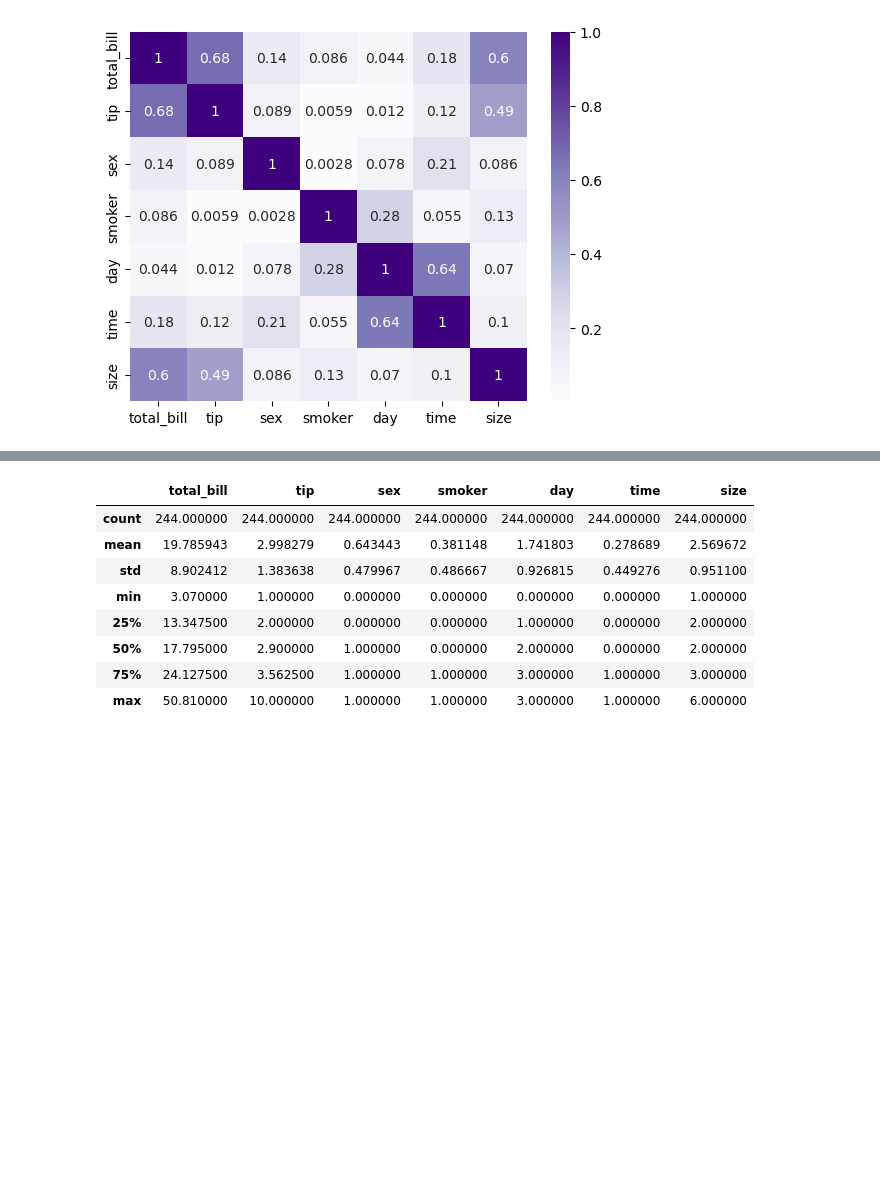
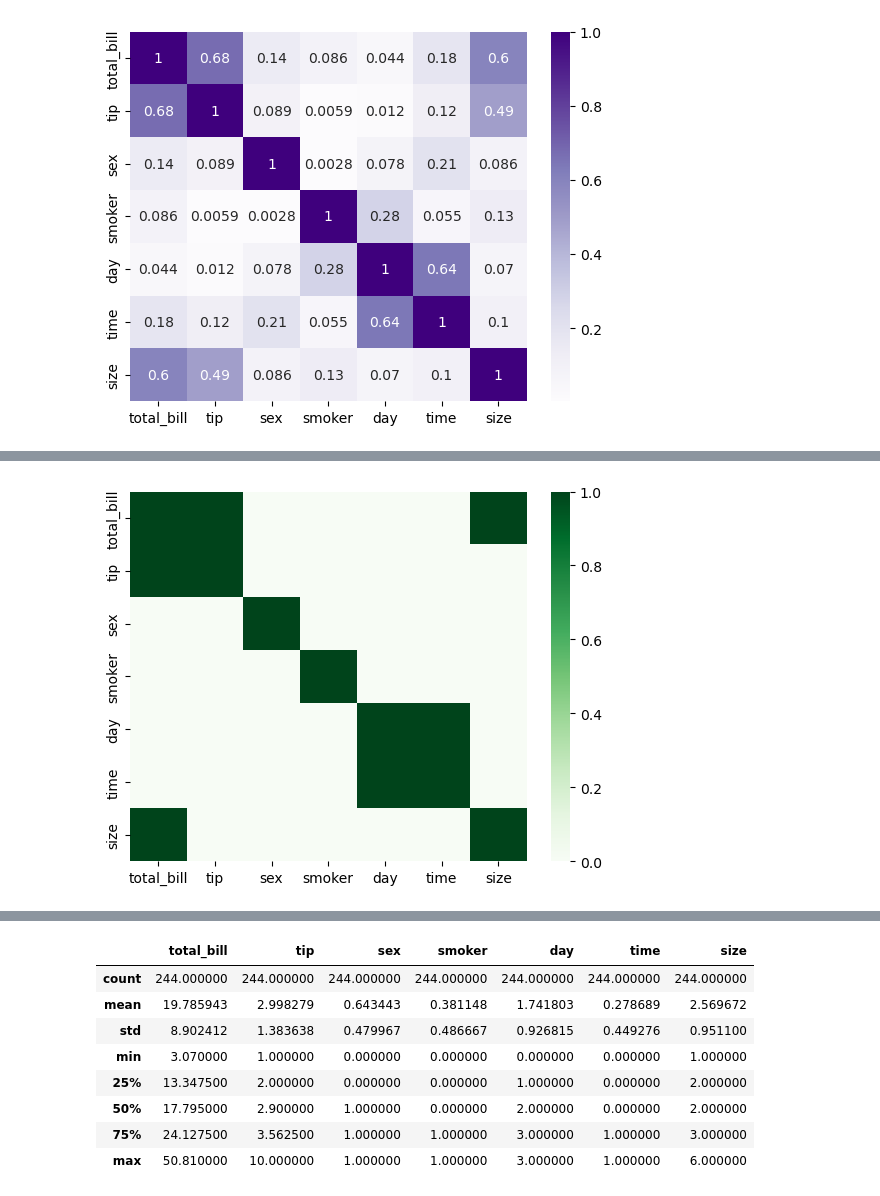
Before and after one commit to bhavya-kotluru/basic-python, a Jupyter notebook: day18.ipynb, the cells around one changed output, grey strips where cells are left out. Saved outputs shown, nothing was run; the diff lists cells and outputs as text; code cells hidden in the pictures; blank space fills up the shorter version.

```diff
--- a/day18.ipynb
+++ b/day18.ipynb
@@ -78,0 +97,5 @@ plt.show()
+# %%
+sns.heatmap(np.abs(df.corr())>0.5,cmap='Greens')
+plt.show()
+# %% [output]
+[figure, added]
```
Also changed, not shown: parts of 19 cells of this notebook.
